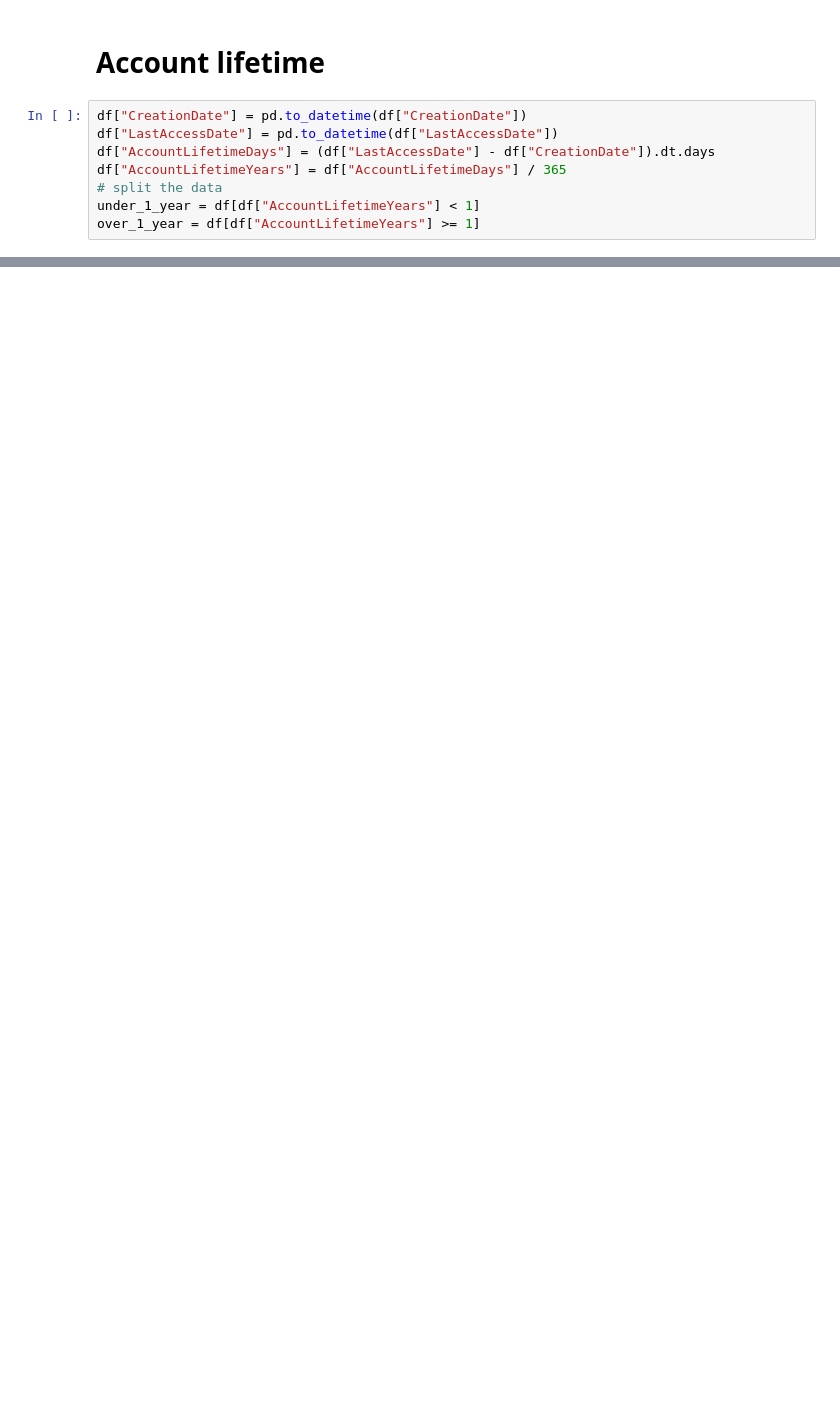
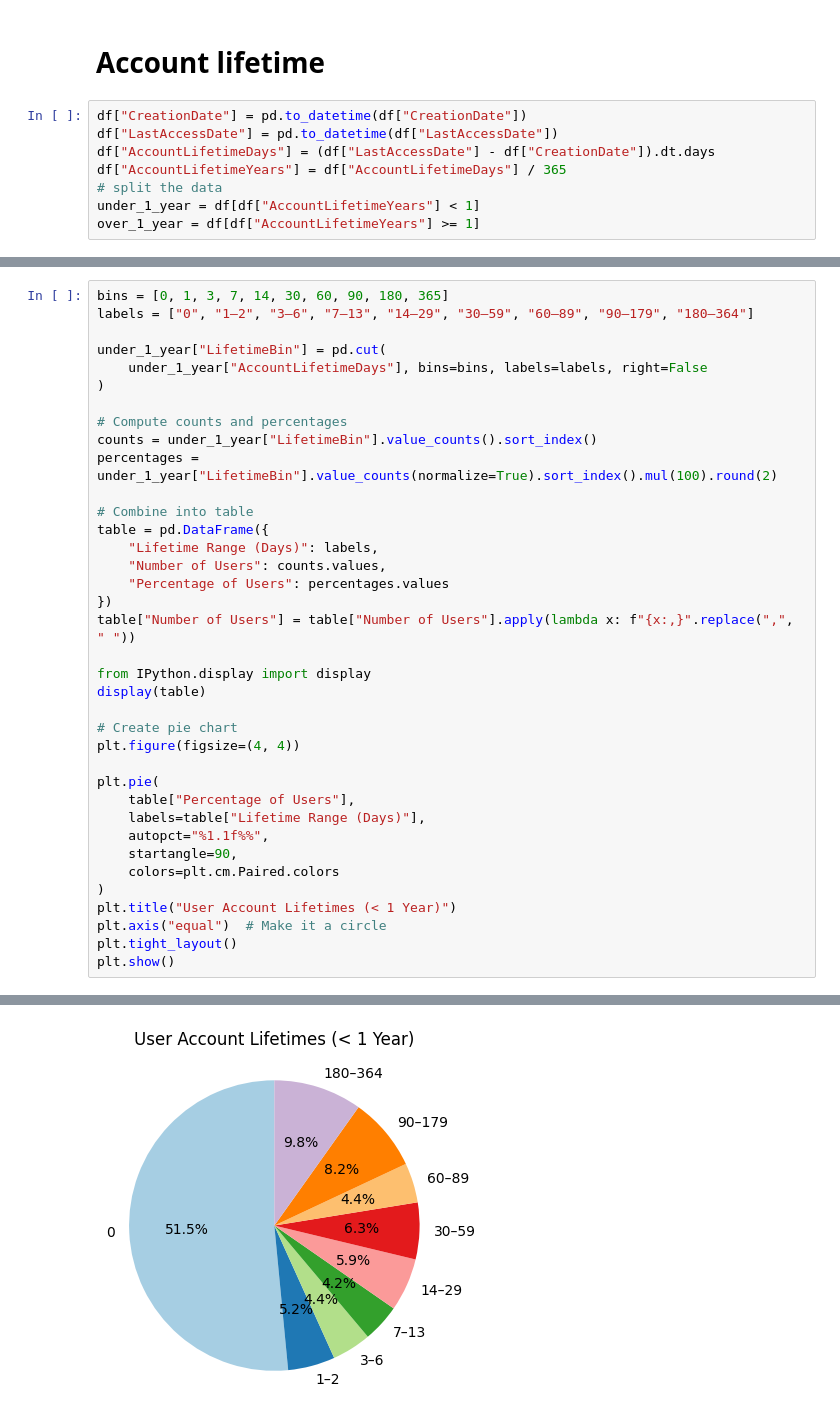
Before and after one commit to QiaNiang/Data-Mining-Stackexchange, a Jupyter notebook: week2/analysisCountry.ipynb, the cells around one changed output, grey strips where cells are left out. Saved outputs shown, nothing was run; the diff lists cells and outputs as text; blank space fills up the shorter version.

```diff
--- a/week2/analysisCountry.ipynb
+++ b/week2/analysisCountry.ipynb
@@ -119,0 +128,38 @@ plt.show()
+# %%
+bins = [0, 1, 3, 7, 14, 30, 60, 90, 180, 365]
+labels = ["0", "1–2", "3–6", "7–13", "14–29", "30–59", "60–89", "90–179", "180–364"]
+
+under_1_year["LifetimeBin"] = pd.cut(
+    under_1_year["AccountLifetimeDays"], bins=bins, labels=labels, right=False
+)
+
+# Compute counts and percentages
+counts = under_1_year["LifetimeBin"].value_counts().sort_index()
+percentages = under_1_year["LifetimeBin"].value_counts(normalize=True).sort_index().mul(100).round(2)
+
+# Combine into table
+table = pd.DataFrame({
+    "Lifetime Range (Days)": labels,
+    "Number of Users": counts.values,
+    "Percentage of Users": percentages.values
+})
+table["Number of Users"] = table["Number of Users"].apply(lambda x: f"{x:,}".replace(",", " "))
+
+from IPython.display import display
+display(table)
+
+# Create pie chart
+plt.figure(figsize=(4, 4))
+
+plt.pie(
+    table["Percentage of Users"],
+    labels=table["Lifetime Range (Days)"],
+    autopct="%1.1f%%",
+    startangle=90,
+    colors=plt.cm.Paired.colors
+)
+plt.title("User Account Lifetimes (< 1 Year)")
+plt.axis("equal")  # Make it a circle
+plt.tight_layout()
+plt.show()
+# %% [output]
@@ -119,0 +181 @@ plt.show()
+[figure, added]
```
Also changed, not shown: parts of 10 cells of this notebook, 6 other files.
